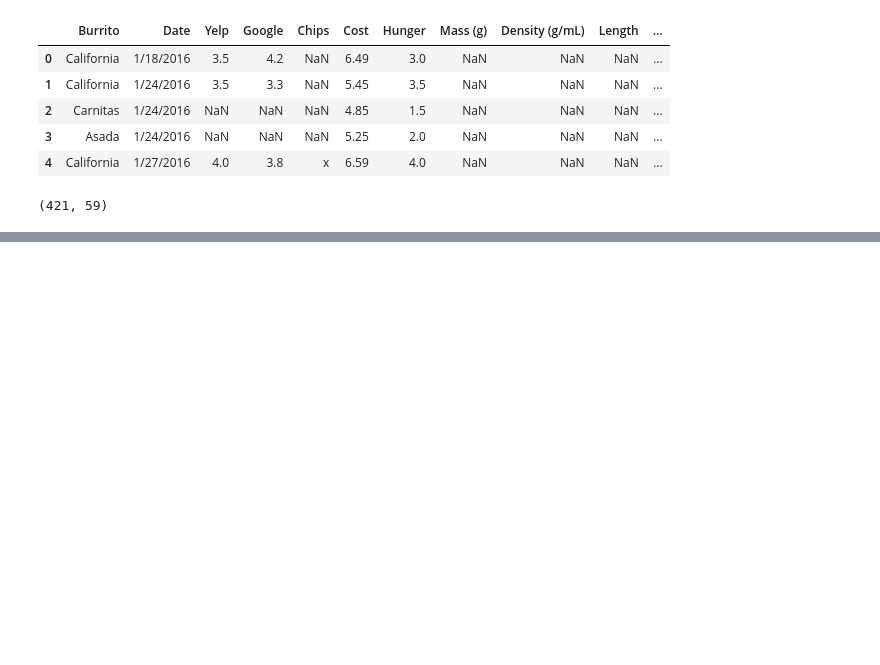
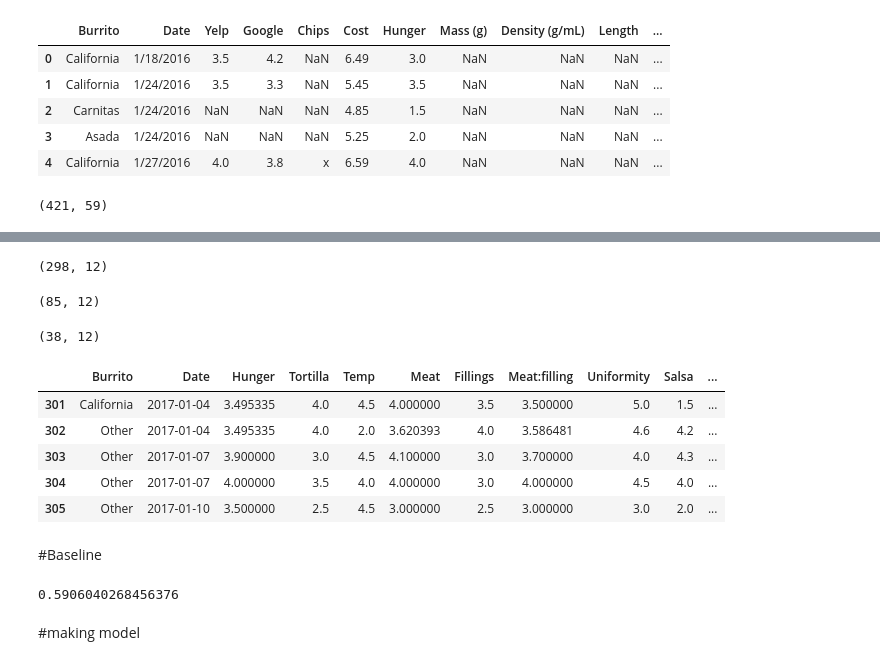
Before and after one commit to bloominstituteoftechnology/DS-Unit-2-Linear-Models, a Jupyter notebook: module4-logistic-regression/josiah_mckinney_LS_DS_214_assignment.ipynb, the cells around one changed output, grey strips where cells are left out. Saved outputs shown, nothing was run; the diff lists cells and outputs as text; code cells hidden in the pictures; blank space fills up the shorter version.

```diff
--- a/module4-logistic-regression/josiah_mckinney_LS_DS_214_assignment.ipynb
+++ b/module4-logistic-regression/josiah_mckinney_LS_DS_214_assignment.ipynb
@@ -110 +130,12 @@ Great               0
 dtype: int64
+# %%
+#filling nan values
+df2['Hunger'] = df2['Hunger'].fillna(df2['Hunger'].mean())
+df2['Temp'] = df2['Temp'].fillna(df2['Temp'].mean())
+df2['Meat'] = df2['Meat'].fillna(df2['Meat'].mean())
+df2['Fillings'] = df2['Fillings'].fillna(df2['Fillings'].mean())
+df2['Meat:filling'] = df2['Meat:filling'].fillna(df2['Meat:filling'].mean())
+df2['Uniformity'] = df2['Uniformity'].fillna(df2['Uniformity'].mean())
+df2['Salsa'] = df2['Salsa'].fillna(df2['Salsa'].mean())
+df2['Synergy'] = df2['Synergy'].fillna(df2['Synergy'].mean())
+df2['Wrap'] = df2['Wrap'].fillna(df2['Wrap'].mean())
@@ -110,0 +192,37 @@ dtype: int64
+# %%
+y = df2[['Great', 'Date']]
+X = df2[['Burrito', 'Date', 'Hunger', 'Tortilla', 'Temp', 'Meat', 'Fillings',
+          'Meat:filling','Uniformity', 'Salsa', 'Synergy', 'Wrap',]]
+# %%
+#spling data into 3 groups: train data, vaildation, and testing
+cutoff = '1/01/2017'
+cutoff2 = '1/01/2018'
+mask = df2.Date < cutoff
+mask2 = (df2.Date > cutoff) & (df2.Date < cutoff2)
+mask3 = df2.Date > cutoff2
+X_train, y_train = X.loc[mask], y.loc[mask]
+X_val, y_val = X.loc[mask2], y.loc[mask2]
+X_test, y_test = X.loc[mask3], y.loc[mask3]
+# %%
+X_train.shape
+# %% [output]
+(298, 12)
+# %%
+X_val.shape
+# %% [output]
+(85, 12)
+# %%
+X_test.shape
+# %% [output]
+(38, 12)
+# %%
+X_val.head()
+# %% [output]
+|  | Burrito | Date | Hunger | Tortilla | Temp | Meat | Fillings | Meat:filling | Uniformity | Salsa | ... |
+| 301 | California | 2017-01-04 | 3.495335 | 4.0 | 4.5 | 4.000000 | 3.5 | 3.500000 | 5.0 | 1.5 | ... |
+| 302 | Other | 2017-01-04 | 3.495335 | 4.0 | 2.0 | 3.620393 | 4.0 | 3.586481 | 4.6 | 4.2 | ... |
+| 303 | Other | 2017-01-07 | 3.900000 | 3.0 | 4.5 | 4.100000 | 3.0 | 3.700000 | 4.0 | 4.3 | ... |
+| 304 | Other | 2017-01-07 | 4.000000 | 3.5 | 4.0 | 4.000000 | 3.0 | 4.000000 | 4.5 | 4.0 | ... |
+| 305 | Other | 2017-01-10 | 3.500000 | 2.5 | 4.5 | 3.000000 | 2.5 | 3.000000 | 3.0 | 2.0 | ... |
+# %% [markdown]
+#Baseline
@@ -110,0 +232,6 @@ dtype: int64
+# %%
+baseline
+# %% [output]
+0.5906040268456376
+# %% [markdown]
+#making model
```
Also changed, not shown: parts of 21 cells of this notebook.
